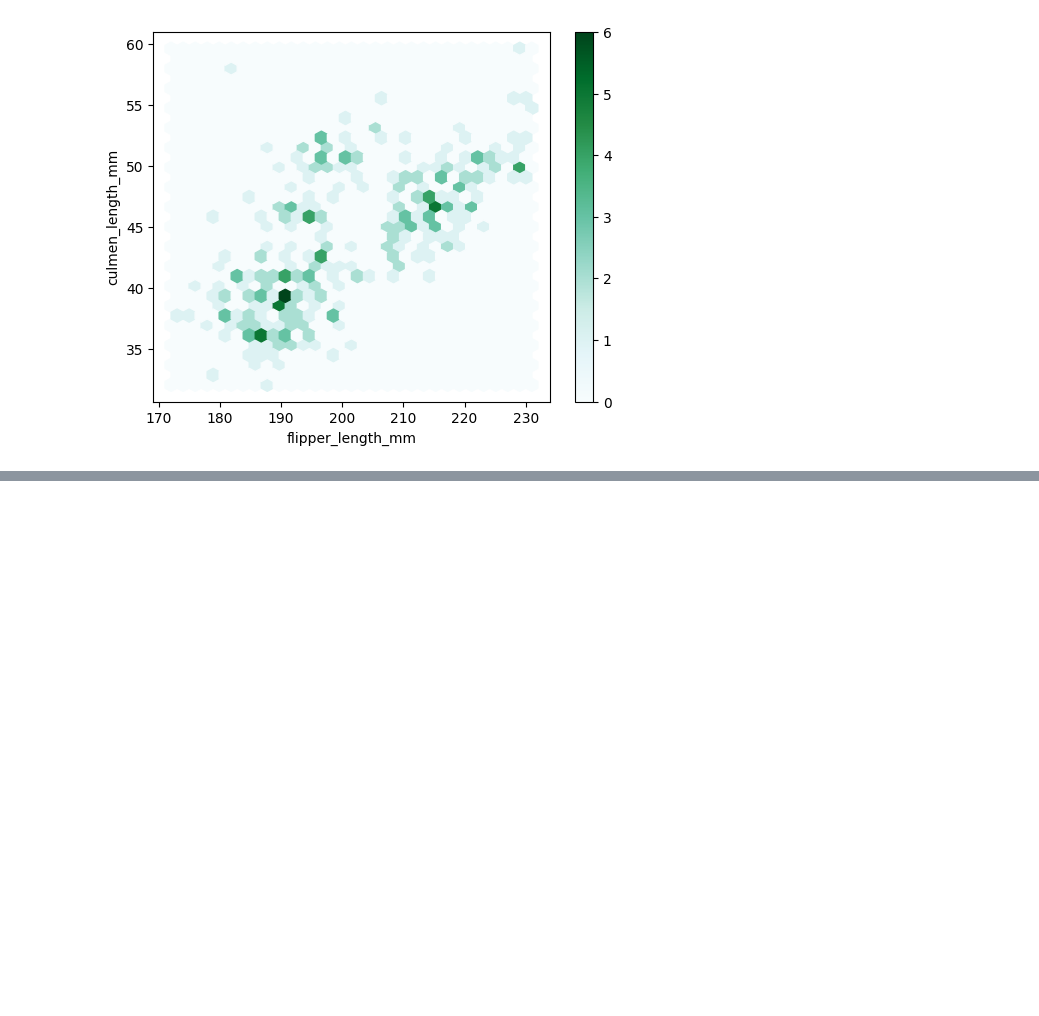
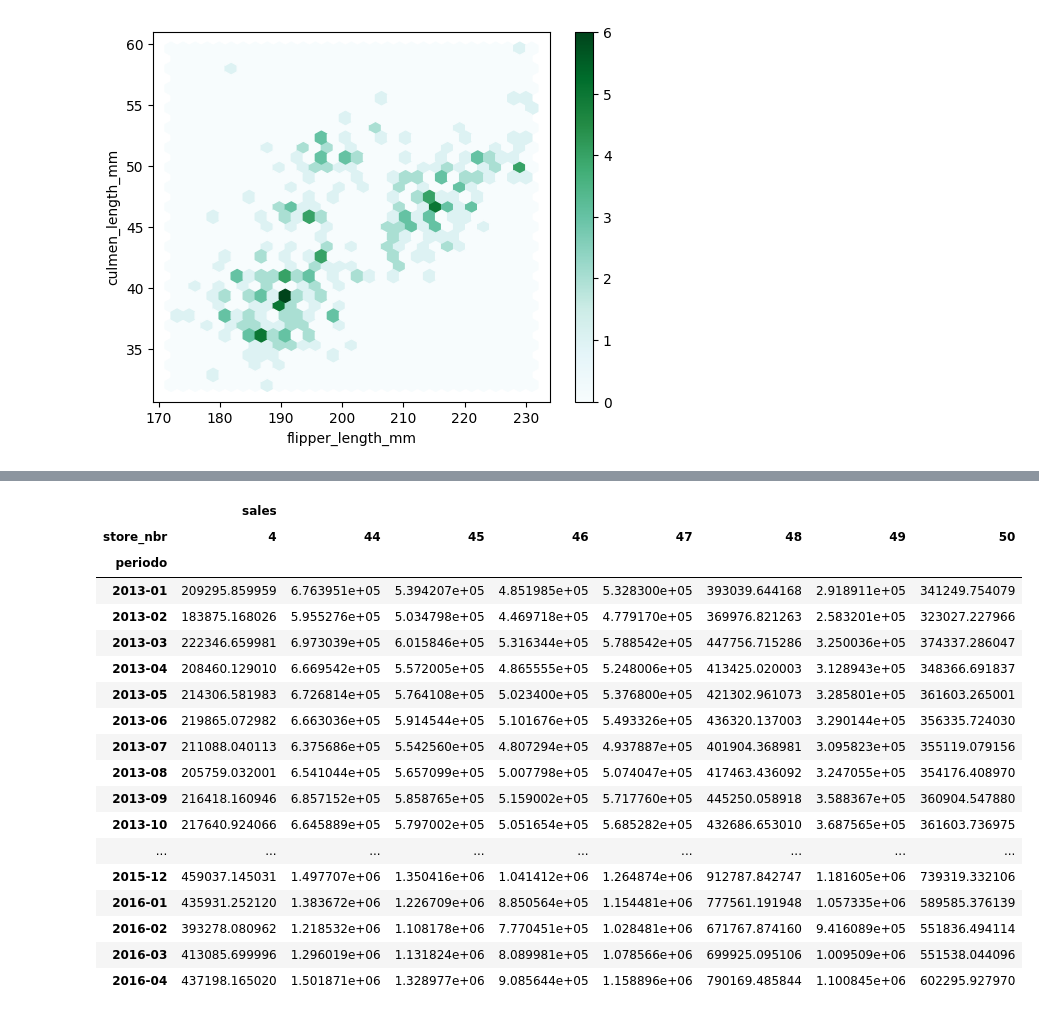
Before and after one commit to JohnReyes02/Curso_Maestro_Visualizaciones_y_Analisis_de_Datos_en_Python, a Jupyter notebook: Nivel_2/09_heatmap.ipynb, the cells around one changed output, grey strips where cells are left out. Saved outputs shown, nothing was run; the diff lists cells and outputs as text; code cells hidden in the pictures; blank space fills up the shorter version.

```diff
--- a/Nivel_2/09_heatmap.ipynb
+++ b/Nivel_2/09_heatmap.ipynb
@@ -125,0 +126,4 @@ df.plot.hexbin(
+# %%
+df = pd.read_csv('../data/tienda_ventas.csv')
+df = df.dropna()
+df
@@ -125,0 +144,4 @@ df.plot.hexbin(
+# %%
+# Creamos una nueva columna con el año y el mes
+df['periodo'] = df['date'].apply(lambda x: x[:7])
+df
@@ -125,0 +201,23 @@ df.plot.hexbin(
+# %%
+df2_agrupado = df2_agrupado.unstack()
+df2_agrupado
+# %% [output]
+|  | sales |  |  |  |  |  |  |  |
+| store_nbr | 4 | 44 | 45 | 46 | 47 | 48 | 49 | 50 |
+| periodo |  |  |  |  |  |  |  |  |
+| 2013-01 | 209295.859959 | 6.763951e+05 | 5.394207e+05 | 4.851985e+05 | 5.328300e+05 | 393039.644168 | 2.918911e+05 | 341249.754079 |
+| 2013-02 | 183875.168026 | 5.955276e+05 | 5.034798e+05 | 4.469718e+05 | 4.779170e+05 | 369976.821263 | 2.583201e+05 | 323027.227966 |
+| 2013-03 | 222346.659981 | 6.973039e+05 | 6.015846e+05 | 5.316344e+05 | 5.788542e+05 | 447756.715286 | 3.250036e+05 | 374337.286047 |
+| 2013-04 | 208460.129010 | 6.669542e+05 | 5.572005e+05 | 4.865555e+05 | 5.248006e+05 | 413425.020003 | 3.128943e+05 | 348366.691837 |
+| 2013-05 | 214306.581983 | 6.726814e+05 | 5.764108e+05 | 5.023400e+05 | 5.376800e+05 | 421302.961073 | 3.285801e+05 | 361603.265001 |
+| 2013-06 | 219865.072982 | 6.663036e+05 | 5.914544e+05 | 5.101676e+05 | 5.493326e+05 | 436320.137003 | 3.290144e+05 | 356335.724030 |
+| 2013-07 | 211088.040113 | 6.375686e+05 | 5.542560e+05 | 4.807294e+05 | 4.937887e+05 | 401904.368981 | 3.095823e+05 | 355119.079156 |
+| 2013-08 | 205759.032001 | 6.541044e+05 | 5.657099e+05 | 5.007798e+05 | 5.074047e+05 | 417463.436092 | 3.247055e+05 | 354176.408970 |
+| 2013-09 | 216418.160946 | 6.857152e+05 | 5.858765e+05 | 5.159002e+05 | 5.717760e+05 | 445250.058918 | 3.588367e+05 | 360904.547880 |
+| 2013-10 | 217640.924066 | 6.645889e+05 | 5.797002e+05 | 5.051654e+05 | 5.685282e+05 | 432686.653010 | 3.687565e+05 | 361603.736975 |
+| ... | ... | ... | ... | ... | ... | ... | ... | ... |
+| 2015-12 | 459037.145031 | 1.497707e+06 | 1.350416e+06 | 1.041412e+06 | 1.264874e+06 | 912787.842747 | 1.181605e+06 | 739319.332106 |
+| 2016-01 | 435931.252120 | 1.383672e+06 | 1.226709e+06 | 8.850564e+05 | 1.154481e+06 | 777561.191948 | 1.057335e+06 | 589585.376139 |
+| 2016-02 | 393278.080962 | 1.218532e+06 | 1.108178e+06 | 7.770451e+05 | 1.028481e+06 | 671767.874160 | 9.416089e+05 | 551836.494114 |
+| 2016-03 | 413085.699996 | 1.296019e+06 | 1.131824e+06 | 8.089981e+05 | 1.078566e+06 | 699925.095106 | 1.009509e+06 | 551538.044096 |
+| 2016-04 | 437198.165020 | 1.501871e+06 | 1.328977e+06 | 9.085644e+05 | 1.158896e+06 | 790169.485844 | 1.100845e+06 | 602295.927970 |
```
Also changed, not shown: parts of 10 cells of this notebook.
